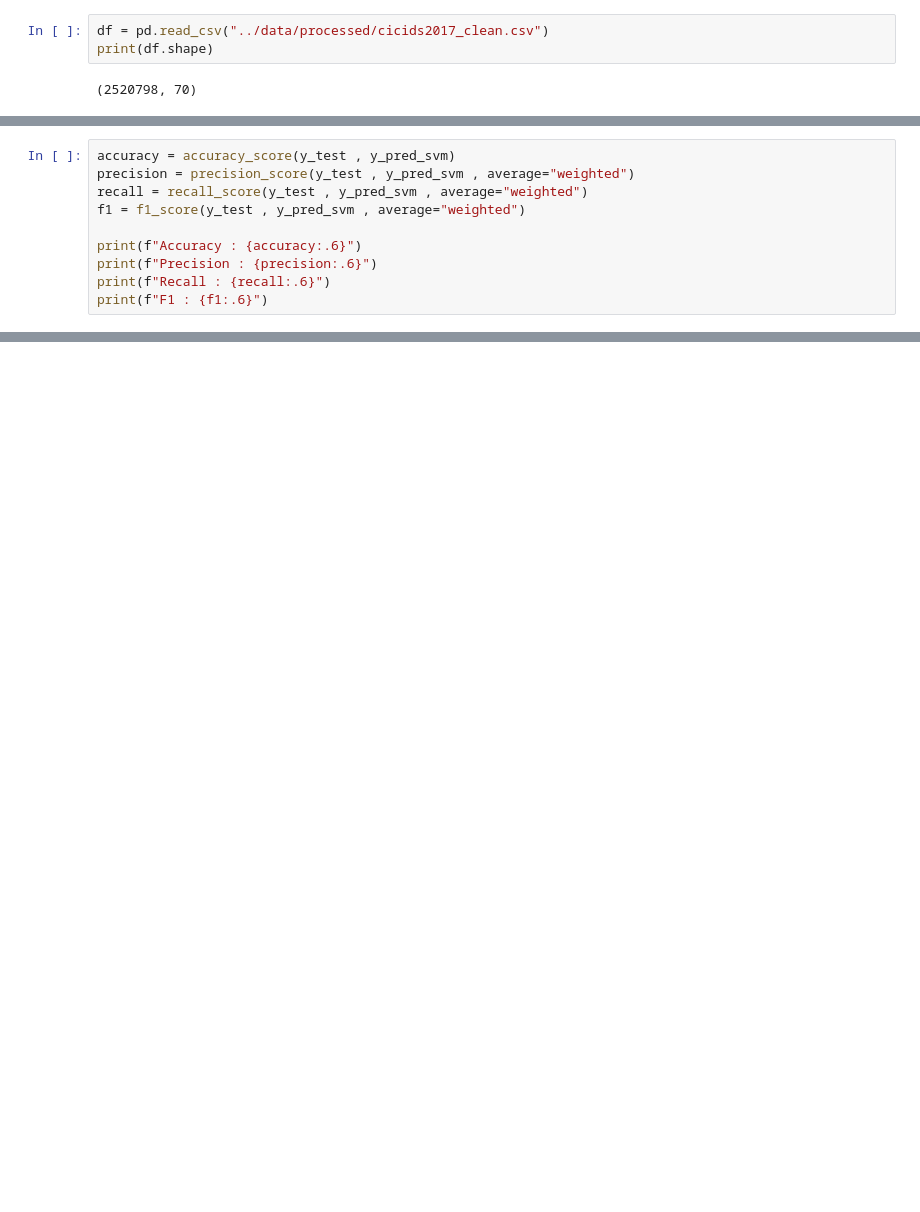
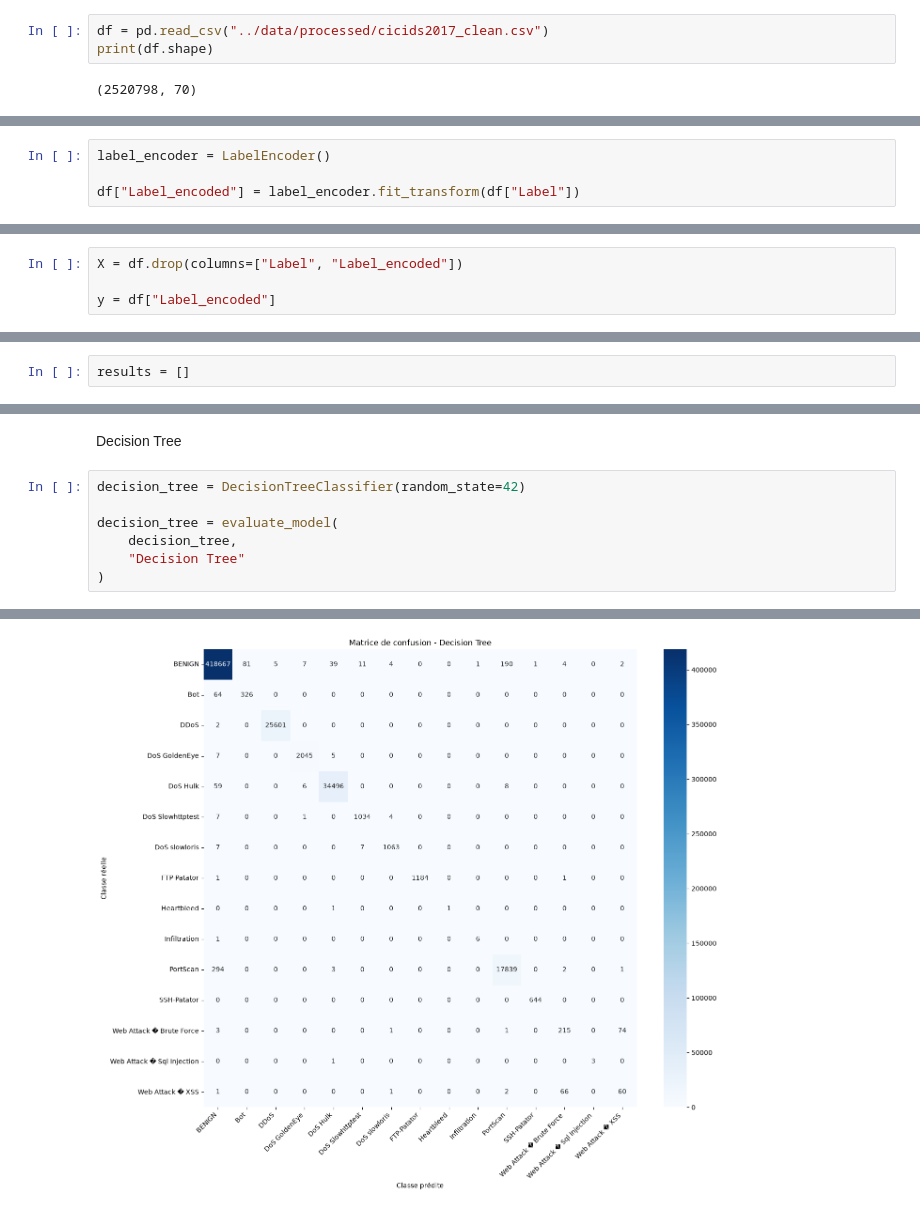
Before and after one commit to medo495/Intrusion-Detection-ML, a Jupyter notebook: notebooks/04_Model_Training.ipynb, the cells around one changed output, grey strips where cells are left out. Cells and saved outputs as stored; diff of their text form; blank space fills up the shorter version.

Commit message:
multi-class + validation decision tree model

```diff
--- a/notebooks/04_Model_Training.ipynb
+++ b/notebooks/04_Model_Training.ipynb
@@ -282,10 +43,0 @@ Print the metrics :
-# %%
-accuracy = accuracy_score(y_test , y_pred_svm)
-precision = precision_score(y_test , y_pred_svm , average="weighted")
-recall = recall_score(y_test , y_pred_svm , average="weighted")
-f1 = f1_score(y_test , y_pred_svm , average="weighted")
-
-print(f"Accuracy : {accuracy:.6}")
-print(f"Precision : {precision:.6}")
-print(f"Recall : {recall:.6}")
-print(f"F1 : {f1:.6}")
@@ -302,0 +46,4 @@ ConfusionMatrixDisplay.from_predictions(
+# %%
+label_encoder = LabelEncoder()
+
+df["Label_encoded"] = label_encoder.fit_transform(df["Label"])
@@ -302,0 +137,4 @@ ConfusionMatrixDisplay.from_predictions(
+# %%
+X = df.drop(columns=["Label", "Label_encoded"])
+
+y = df["Label_encoded"]
@@ -302,0 +169,2 @@ ConfusionMatrixDisplay.from_predictions(
+# %%
+results = []
@@ -302,0 +297,10 @@ ConfusionMatrixDisplay.from_predictions(
+# %% [markdown]
+Decision Tree
+# %%
+decision_tree = DecisionTreeClassifier(random_state=42)
+
+decision_tree = evaluate_model(
+    decision_tree,
+    "Decision Tree"
+)
+# %% [output]
@@ -302,0 +324 @@ ConfusionMatrixDisplay.from_predictions(
+[figure, added]
```
Also changed, not shown: parts of 65 cells of this notebook, 6 other files.
